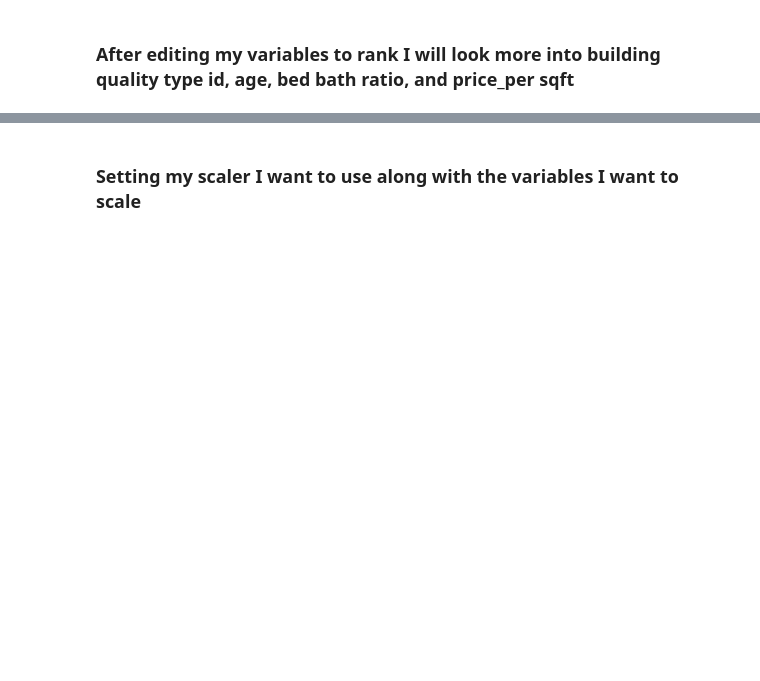
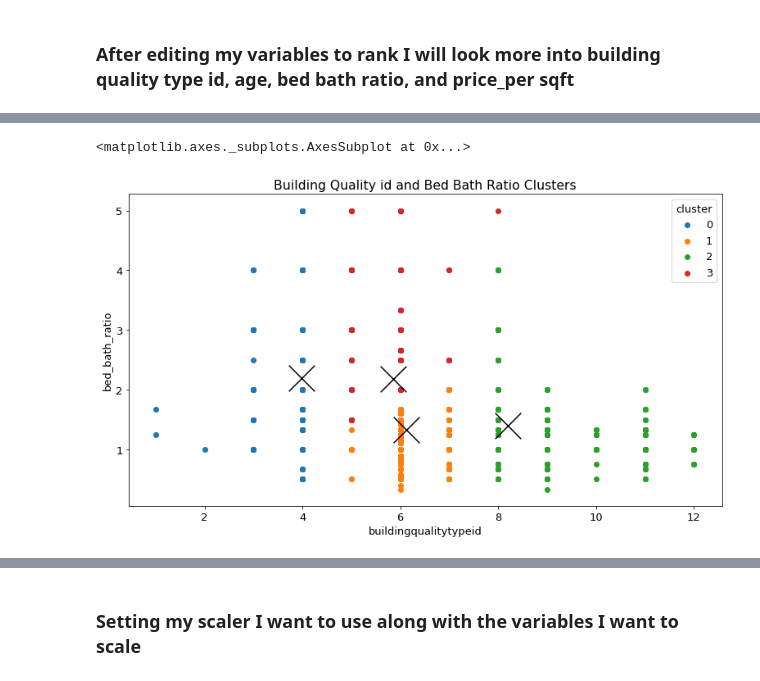
Before and after one commit to george887/clustering_project, a Jupyter notebook: MVP_walkthru.ipynb, the cells around one changed output, grey strips where cells are left out. Cells and saved outputs as stored; diff of their text form; code cells hidden in the pictures; blank space fills up the shorter version.

```diff
--- a/MVP_walkthru.ipynb
+++ b/MVP_walkthru.ipynb
@@ -156,0 +203,17 @@ e.rfe_ranker(train)
+# %%
+train_clusters, kmeans = e.run_kmeans(X_train, X_train_scaled, k=4,
+                                    cluster_vars = ['buildingqualitytypeid', 'bed_bath_ratio'],
+                                    cluster_col_name = 'home_cluster')
+# %%
+centroid_col_names = ['centroid_' + i for i in home_vars]
+centroid_col_names
+
+centroids = pd.DataFrame(kmeans.cluster_centers_,
+             columns=centroid_col_names).reset_index().rename(columns={'index': 'home_cluster'})
+# %%
+# concatenate cluster id
+X_train = pd.concat([X_train, train_clusters], axis=1)
+
+#join on clusterid to get centroids
+X_train = X_train.merge(centroids, how='left', on='home_cluster').\
+                set_index(X_train.index)
@@ -156,0 +230,14 @@ e.rfe_ranker(train)
+# %%
+fig, ax = plt.subplots(figsize=(13, 7))
+# for the column cluster, we can group by the cluster subset
+for cluster, subset in X_train.groupby('home_cluster'):
+    # Telling it to graph the cluster subset with the corresponding features
+    ax.scatter(subset.buildingqualitytypeid, subset.bed_bath_ratio, label=cluster)
+plt.title("Building Quality id and Bed Bath Ratio Clusters")
+ax.legend(title='cluster')
+ax.set(ylabel='Bed Bath Ratio', xlabel='Building Quality id')
+# Making the X to lay on top of the scatter plot to see the mean() AKA centroid of each cluster
+X_train.groupby('home_cluster').mean().plot.scatter(y='bed_bath_ratio', x='buildingqualitytypeid', marker='x', s=1000, ax=ax, c='black')
+# %% [output]
+<matplotlib.axes._subplots.AxesSubplot at 0x...>
+[figure, added]
```
Also changed, not shown: parts of 68 cells of this notebook, 1 other file.
